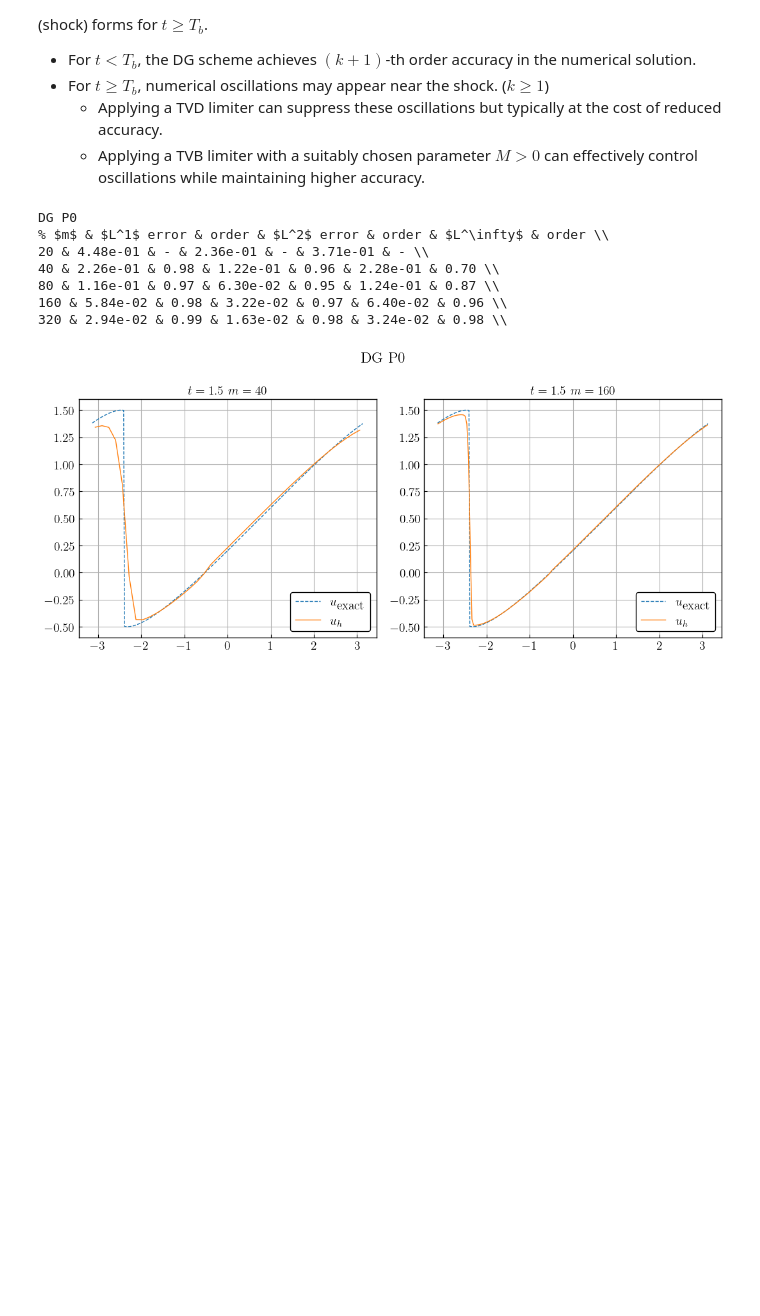
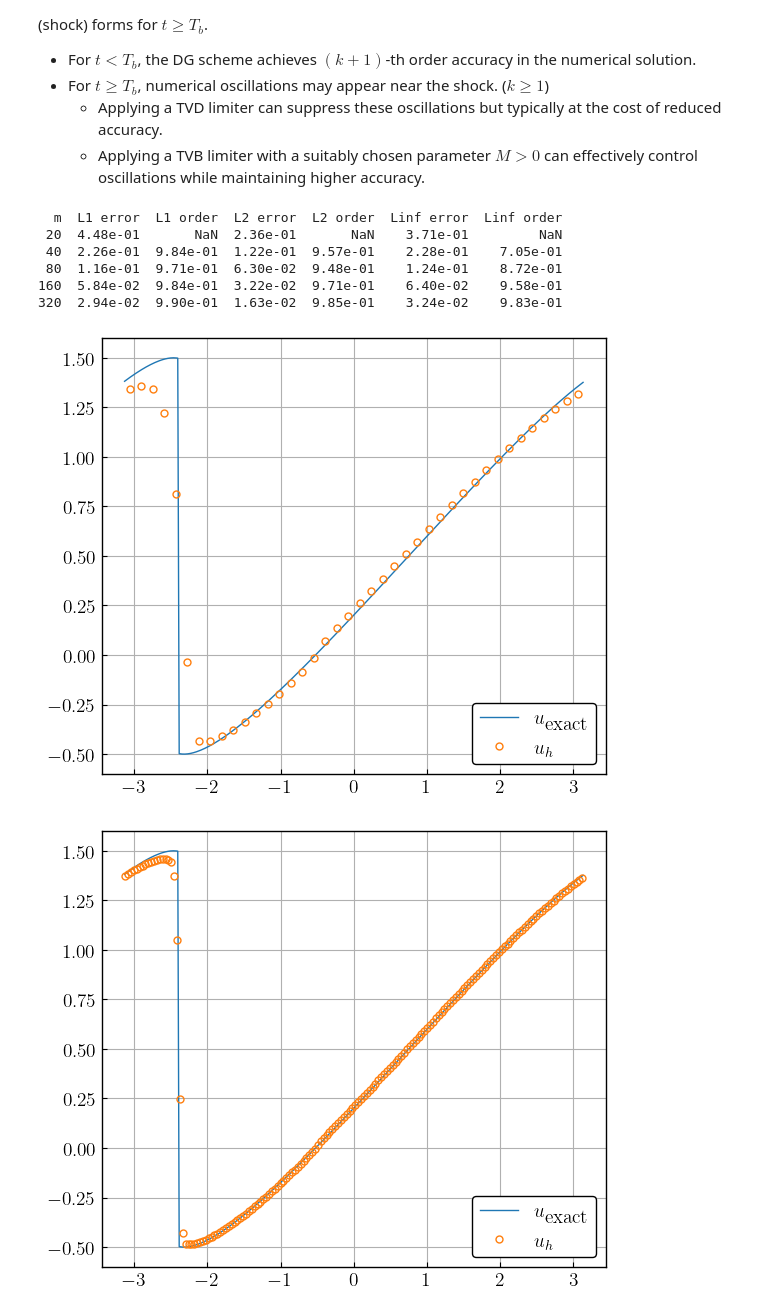
Before and after one commit to shunnli/dg-weno-hyperbolic-code, a Jupyter notebook: python/DG-1D-code-from-scratch.ipynb, the cells around one changed output. Saved outputs shown, nothing was run; the diff lists cells and outputs as text; code cells hidden in the pictures; blank space fills up the shorter version.

```diff
--- a/python/DG-1D-code-from-scratch.ipynb
+++ b/python/DG-1D-code-from-scratch.ipynb
@@ -130,3 +130,19 @@ def burgers_sin_solver(x, t, a, b, w, phi):
     t_tilde = b * w * t
 
     return a + b * burgers_sin_solver_kernel(x_tilde, t_tilde)
+# %%
+fig, ax = plt.subplots()
+
+for tend in [0, 0.5, 1.0, 2.0, 3.0]:
+    x, dx = np.linspace(0, 2 * np.pi, 100, endpoint=False, retstep=True)
+    x += dx / 2
+
+    u = burgers_sin_solver(x, tend, a=0.0, b=1.0, w=1.0, phi=0)
+
+    if tend >= 1.0:
+        u0 = lambda s: np.sin(s)
+        plt.plot(x + u0(x) * tend, u0(x), "--")
+
+    plt.plot(x, u, label=f"t={tend}")
+
+plt.legend()
@@ -814,7 +830,6 @@ def order_test(
 # %%
 def shock_test(
     *,
-    label,
     init,
     exact,
     xleft,
@@ -826,16 +841,12 @@ def shock_test(
     gk=7,
     **kwargs,
 ):
-
-    fig, axes = plt.subplots(1, len(nlist), figsize=(4 * len(nlist) + 3, 5))
-    fig.suptitle(label)
-
     x_ref, dx_ref = np.linspace(xleft, xright, n_ref, endpoint=False, retstep=True)
     x_ref += dx_ref / 2
 
     u_exact_ref = exact(x_ref, tend)
 
-    for cnt, n in enumerate([40, 160]):
+    for n in nlist:
         x, dx = np.linspace(xleft, xright, n, endpoint=False, retstep=True)
         x += dx / 2
 
@@ -847,35 +858,43 @@ def shock_test(
         for i in range(len(x)):
             uh_point_value[i] = legendre.Legendre(uh[i])(0)
 
-        axes[cnt].plot(x_ref, u_exact_ref, label=r"$u_{\textnormal{exact}}$", linestyle="--")
-        axes[cnt].plot(x, uh_point_value, label="$u_h$")
-        axes[cnt].legend()
-        axes[cnt].grid()
-        axes[cnt].set_title(f"$t={tend}$ $m={n}$")
+        fig, ax = plt.subplots(figsize=(6, 5))
+        ax.plot(x_ref, u_exact_ref, label=r"$u_{\textnormal{exact}}$")
+        ax.plot(
+            x,
+            uh_point_value,
+            linestyle="None",
+            marker="o",
+            markersize=5,
+            markerfacecolor="none",
+            label="$u_h$",
+        )
+        ax.legend()
+        ax.grid()
 
     plt.show()
 # %%
+# DG P0
 config = {
-    "label": "DG P0",
     "k": 0,
     "init": burgers_init,
     "exact": burgers_exact,
     "xleft": -np.pi,
     "xright": np.pi,
     "f": burgers_f,
     "df": burgers_df,
     "fhat": get_LF_flux(burgers_f, burgers_get_alpha),
 }
 
 order_test(tend=0.5, nlist=np.array([20, 40, 80, 160, 320]), **config)
 shock_test(tend=1.5, nlist=np.array([40, 160]), n_ref=320, **config)
 # %% [output]
-DG P0
-% $m$ & $L^1$ error & order & $L^2$ error & order & $L^\infty$ & order \\
-20 & 4.48e-01 & - & 2.36e-01 & - & 3.71e-01 & - \\
-40 & 2.26e-01 & 0.98 & 1.22e-01 & 0.96 & 2.28e-01 & 0.70 \\
-80 & 1.16e-01 & 0.97 & 6.30e-02 & 0.95 & 1.24e-01 & 0.87 \\
-160 & 5.84e-02 & 0.98 & 3.22e-02 & 0.97 & 6.40e-02 & 0.96 \\
-320 & 2.94e-02 & 0.99 & 1.63e-02 & 0.98 & 3.24e-02 & 0.98 \\
+  m  L1 error  L1 order  L2 error  L2 order  Linf error  Linf order
+ 20  4.48e-01       NaN  2.36e-01       NaN    3.71e-01         NaN
+ 40  2.26e-01  9.84e-01  1.22e-01  9.57e-01    2.28e-01    7.05e-01
+ 80  1.16e-01  9.71e-01  6.30e-02  9.48e-01    1.24e-01    8.72e-01
+160  5.84e-02  9.84e-01  3.22e-02  9.71e-01    6.40e-02    9.58e-01
+320  2.94e-02  9.90e-01  1.63e-02  9.85e-01    3.24e-02    9.83e-01
-[figure, old version]
+[figure, new version]
+[figure, added]
 # %%
```
Also changed, not shown: parts of 7 cells of this notebook, 1 other file.
